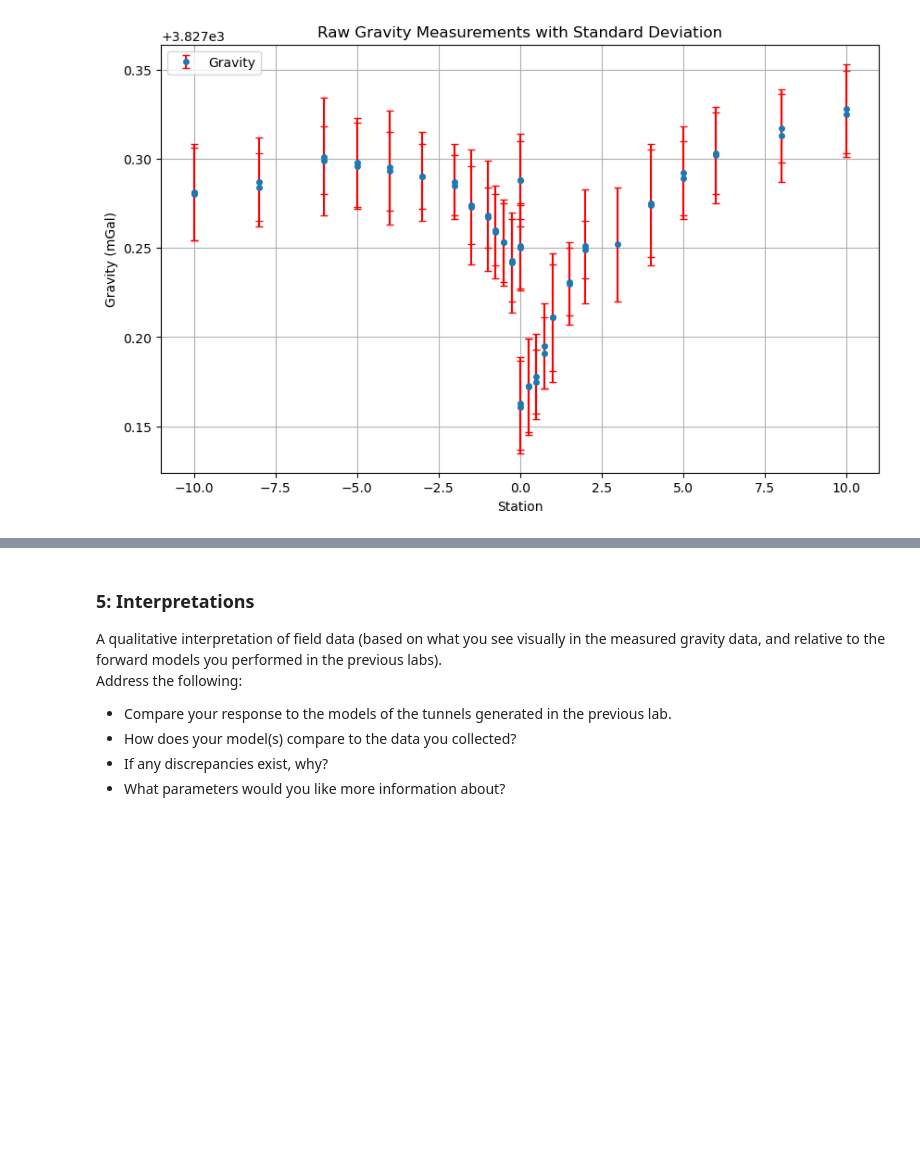
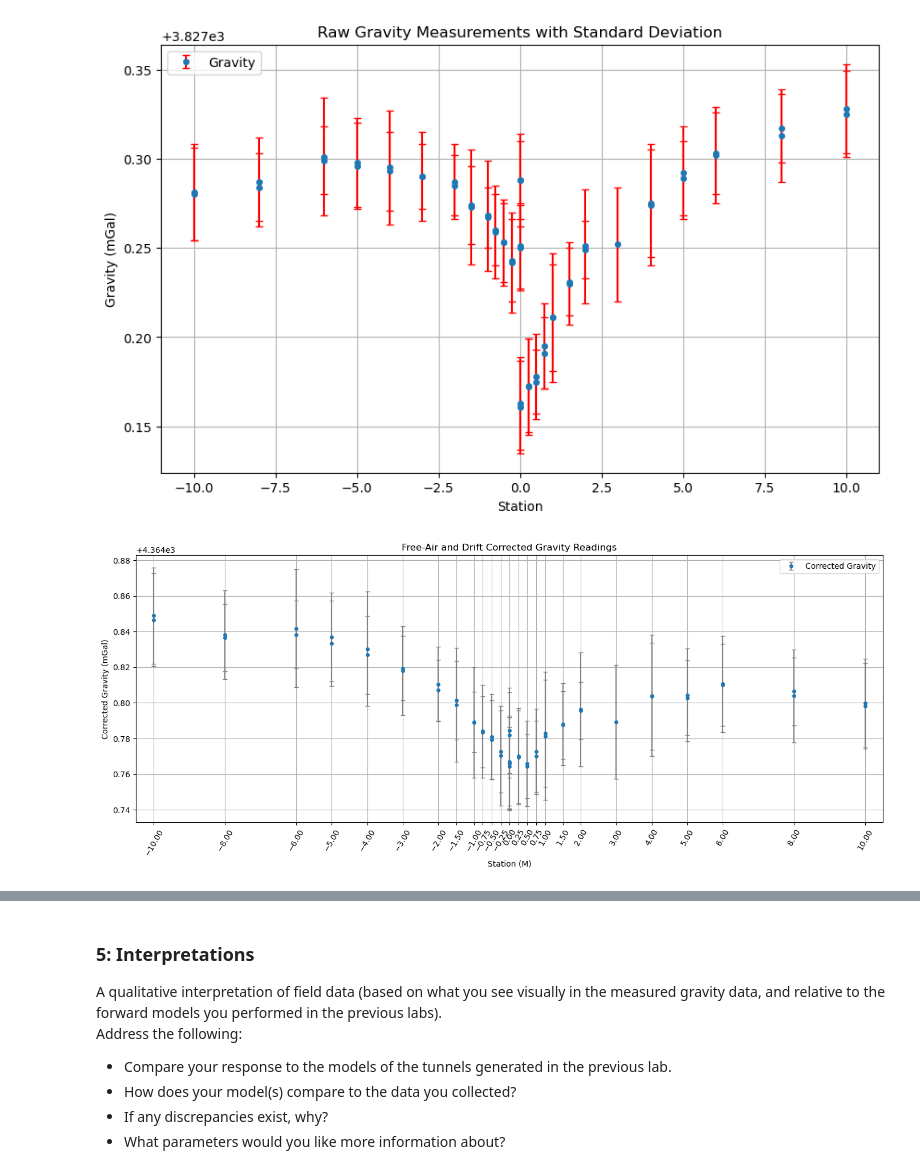
Before and after one commit to lillian-hanson/gpgn-318-328-notebooks, a Jupyter notebook: Labs/gravity/06-lab/06-Gravity-Tunnel.ipynb, the cells around one changed output, grey strips where cells are left out. Drawn from its saved outputs; the diff is of its cells as text; code cells hidden in the pictures; blank space fills up the shorter version.

Commit message:
free air n drift corrections

```diff
--- a/Labs/gravity/06-lab/06-Gravity-Tunnel.ipynb
+++ b/Labs/gravity/06-lab/06-Gravity-Tunnel.ipynb
@@ -102,10 +102,10 @@ Raw data with times (including base station) and standard deviations, as well as
 loc_data = pd.read_csv('data/grp2/grp2-lab6.csv')
 # %%
 locdf = loc_data
-loccols = ['Station', 'Northing', 'Easting', 'Elevation', 'Notes']
+loccols = ['STATION', 'Northing', 'Easting', 'ELEV', 'Notes']
 locdf.columns = loccols[:len(locdf.columns)]
 
-for col in ['Northing', 'Easting', 'Elevation']:
+for col in ['Northing', 'Easting', 'ELEV']:
     if col in locdf.columns:
         locdf[col] = pd.to_numeric(locdf[col], errors = 'coerce')
 locdf = locdf.drop(index = 15)
@@ -116,3 +116,4 @@ locdf_top = locdf.iloc[:24]
 locdf_bottom = locdf.iloc[24:]
 
 locdf = pd.concat([locdf_top, reorder, locdf_bottom]).reset_index(drop=True)
+locdf['STATION']
@@ -140,17 +159,76 @@ plt.show()
 # %% [output]
 [figure]
 # %%
-# Correct for free-air
-# Plot GRAV vs STATION with error bars
-plt.figure(figsize=(10, 6))
+# clean columns
+dfcg5['STATION'] = dfcg5['STATION'].astype(str).str.strip()
+locdf['STATION'] = locdf['STATION'].astype(str).str.strip()
+
+dfcg5['STATION_NUM'] = pd.to_numeric(dfcg5['STATION'], errors='coerce')
+locdf['STATION_NUM'] = pd.to_numeric(locdf['STATION'], errors='coerce')
+
+# merge data frames
+df = pd.merge(dfcg5, locdf[['STATION_NUM', 'Northing', 'Easting', 'ELEV']],
+              on='STATION_NUM', how='left')
+
+# fill missing values
+base_loc = locdf[locdf['STATION_NUM'] == 0].iloc[0]
+df[['Northing', 'Easting', 'ELEV']] = df[['Northing', 'Easting', 'ELEV']].fillna(
+    base_loc[['Northing', 'Easting', 'ELEV']])
+
+# free-air correction
+df['GRAV_FA'] = df['GRAV'] + 0.3086 * df['ELEV']
+
+# drift correction
+df['DRIFT_CORR'] = 0.0  # initialize
+
+if 'TIME' in df.columns:
+    df['TIME'] = pd.to_datetime(df['TIME'], format='%H:%M:%S', errors='coerce')
+
+    # base station readings (station 0)
+    base_df = df[df['STATION_NUM'] == 0].dropna(subset=['TIME'])
+
+    if len(base_df) >= 2 and base_df['TIME'].nunique() > 1:
+        x = base_df['TIME'].astype('int64')  # ns
+        y = base_df['GRAV_FA']
+        coeffs = np.polyfit(x, y, 1)
+        drift_rate = coeffs[0] * 1e9 * 3600  # mGal/hr
+
+        t0 = df['TIME'].min().to_datetime64().astype('int64')
+        df['DRIFT_CORR'] = drift_rate * ((df['TIME'].astype('int64') - t0) / (1e9 * 3600))
+
+    df['GRAV_CORR'] = df['GRAV_FA'] - df['DRIFT_CORR']
+else:
+    df['GRAV_CORR'] = df['GRAV_FA']
+
+# --- 4. Plot preparation ---
+df_sorted = df.sort_values('STATION_NUM').copy()
+
+# --- 5. Plot corrected gravity ---
+plt.figure(figsize=(14, 6))
+
 plt.errorbar(
-    dfcg5['STATION'], dfcg5['GRAV'], yerr=dfcg5['SD'],
-    fmt='o', ecolor='red', capsize=3, markersize=4, label='Gravity'
+    df_sorted['STATION_NUM'],
+    df_sorted['GRAV_CORR'],
+    yerr=df_sorted.get('SD', None),  # if SD column exists
+    fmt='o', ecolor='gray', capsize=3, markersize=4, label='Corrected Gravity'
 )
 
-plt.xlabel('Station')
-plt.ylabel('Gravity (mGal)')
-plt.title('Raw Gravity Measurements with Standard Deviation')
+# --- 5a. Set x-axis ticks ---
+# Use unique stations for ticks
+unique_stations = np.sort(df_sorted['STATION_NUM'].unique())
+
+# If too crowded, we can show every integer + fractional ticks selectively
+plt.xticks(unique_stations, rotation=60)
+
+# Optional: expand x-limits slightly for aesthetics
+plt.xlim(df_sorted['STATION_NUM'].min() - 0.5, df_sorted['STATION_NUM'].max() + 0.5)
+
+plt.xlabel('Station (M)')
+plt.ylabel('Corrected Gravity (mGal)')
+plt.title('Free-Air and Drift Corrected Gravity Readings')
+plt.grid(True)
 plt.legend()
-plt.grid(True)
+plt.tight_layout()
 plt.show()
+# %% [output]
+[figure, added]
```
Also changed, not shown: parts of 2 cells of this notebook.
